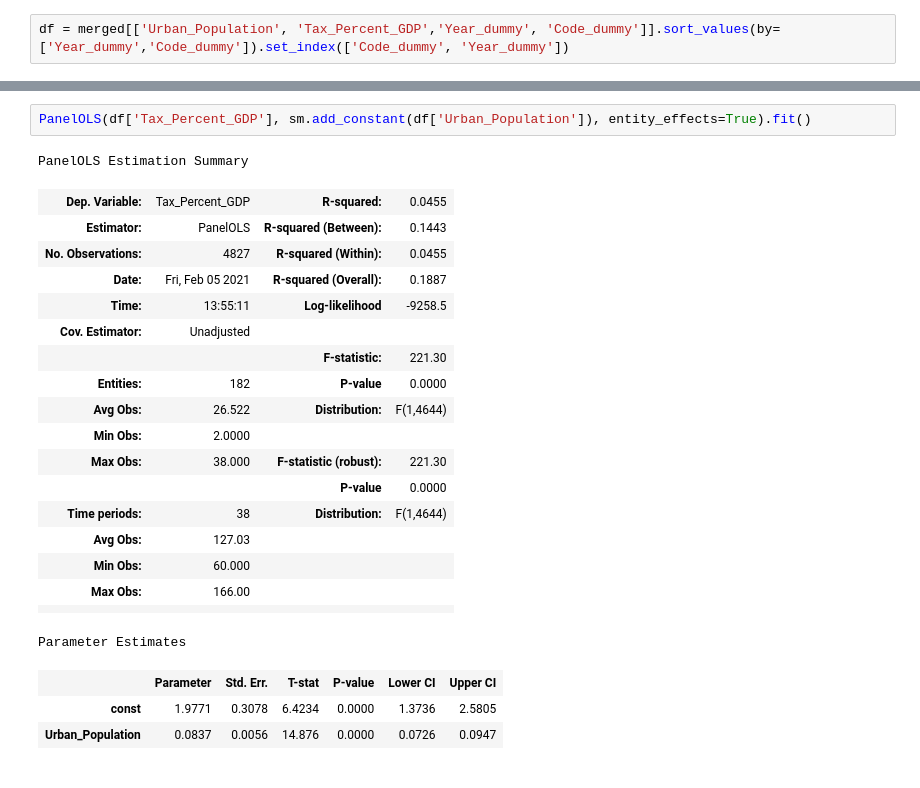
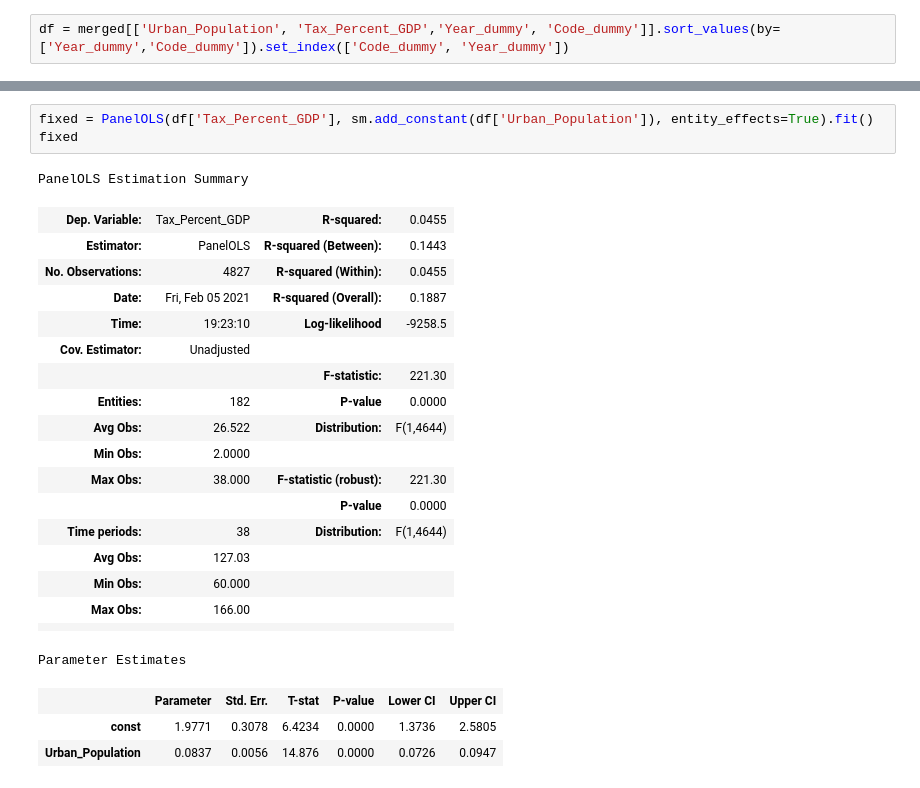
Before and after one commit to dray89/Python, a Jupyter notebook: Data Project/OLS_Regression.ipynb, the cells around one changed output, grey strips where cells are left out. Saved outputs shown, nothing was run; the diff lists cells and outputs as text.

```diff
--- a/Data Project/OLS_Regression.ipynb
+++ b/Data Project/OLS_Regression.ipynb
@@ -361,12 +419,13 @@ df = merged[['Urban_Population', 'Tax_Percent_GDP','Year_dummy', 'Code_dummy']].
 # %%
-PanelOLS(df['Tax_Percent_GDP'], sm.add_constant(df['Urban_Population']), entity_effects=True).fit()
+fixed = PanelOLS(df['Tax_Percent_GDP'], sm.add_constant(df['Urban_Population']), entity_effects=True).fit()
+fixed
 # %% [output]
 PanelOLS Estimation Summary
 | Dep. Variable: | Tax_Percent_GDP | R-squared: | 0.0455 |
 | Estimator: | PanelOLS | R-squared (Between): | 0.1443 |
 | No. Observations: | 4827 | R-squared (Within): | 0.0455 |
 | Date: | Fri, Feb 05 2021 | R-squared (Overall): | 0.1887 |
-| Time: | 13:55:11 | Log-likelihood | -9258.5 |
+| Time: | 19:23:10 | Log-likelihood | -9258.5 |
 | Cov. Estimator: | Unadjusted |  |  |
 |  |  | F-statistic: | 221.30 |
 | Entities: | 182 | P-value | 0.0000 |
```
Also changed, not shown: parts of 16 cells of this notebook.
